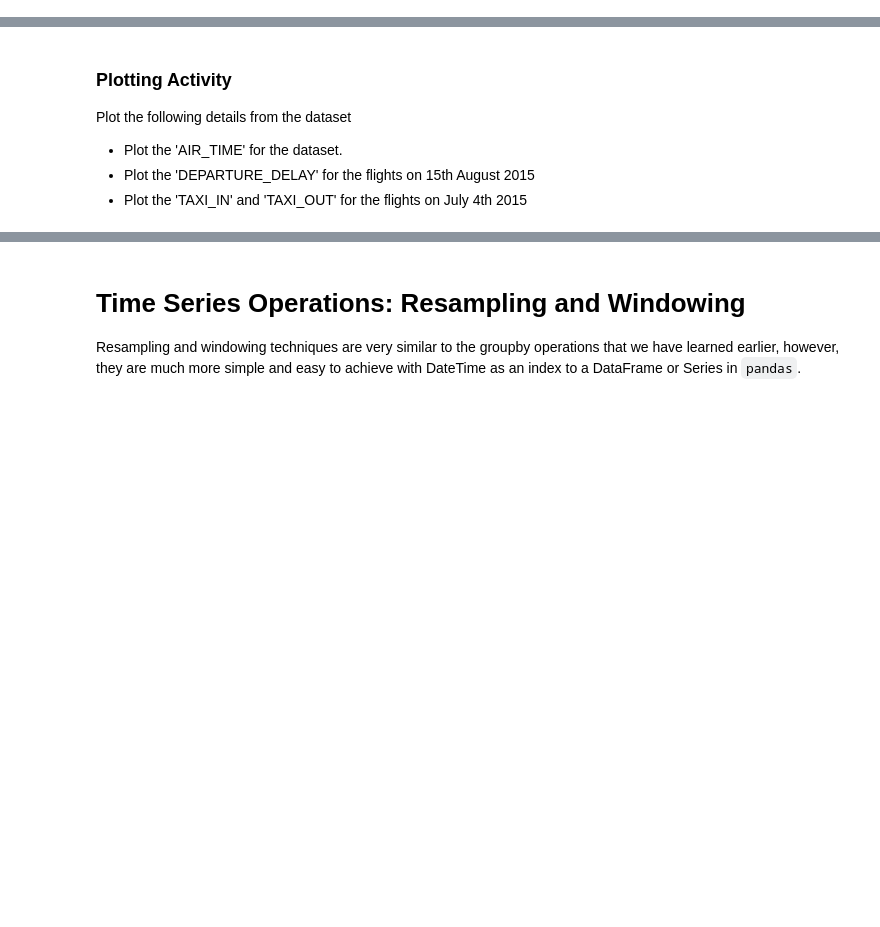
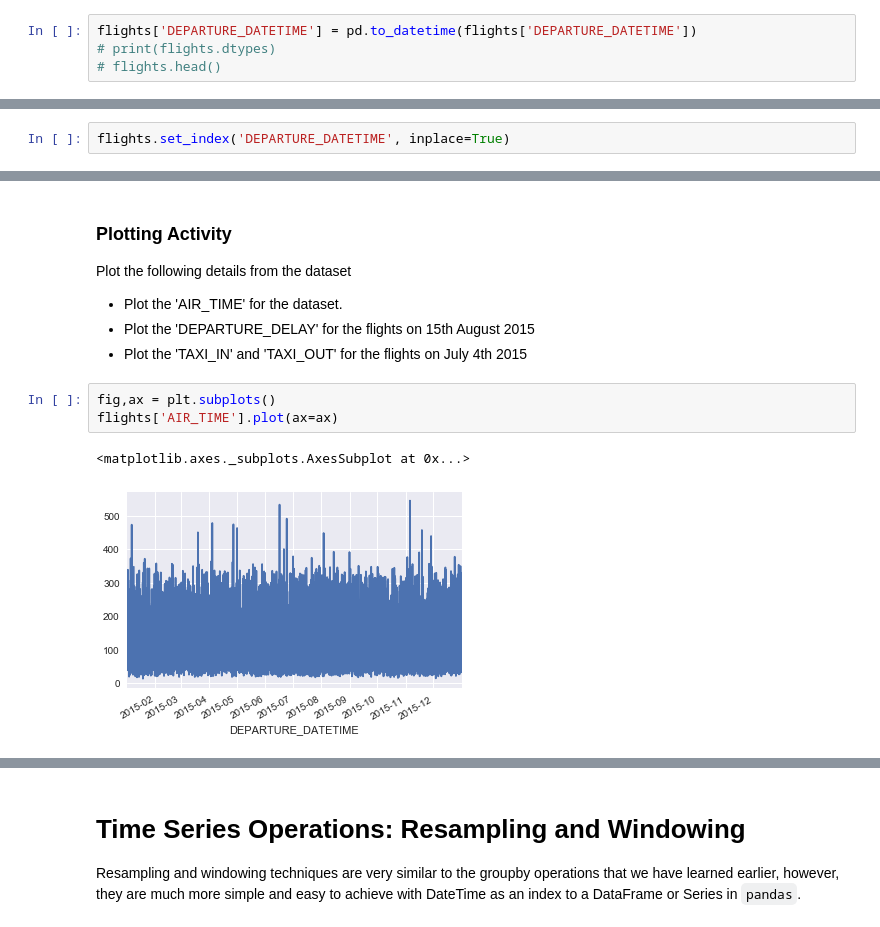
Before and after one commit to jarp/ITAO-30210-SP21, a Jupyter notebook: Class_24_Python_TimeSeries.ipynb, the cells around one changed output, grey strips where cells are left out. Cells and saved outputs as stored; diff of their text form; blank space fills up the shorter version.

```diff
--- a/Class_24_Python_TimeSeries.ipynb
+++ b/Class_24_Python_TimeSeries.ipynb
@@ -223,10 +382,16 @@ flights.dtypes
 
 * Convert the 'DEPARTURE_DATETIME' to a datetime data type.
 * Now look at the dtypes of the 'flights' DataFrame by typing flights.dtypes
+# %%
+flights['DEPARTURE_DATETIME'] = pd.to_datetime(flights['DEPARTURE_DATETIME'])
+# print(flights.dtypes)
+# flights.head()
 # %% [markdown]
 #### Step 2
 
 * Set the 'DEPARTURE_DATETIME' as an index for the flights DataFrame.
+# %%
+flights.set_index('DEPARTURE_DATETIME', inplace=True)
 # %% [markdown]
 #### Step 3: Selecting and producing summary statistics by using DateTime index
 
@@ -306,3 +544,9 @@ Plot the following details from the dataset
 * Plot the 'AIR_TIME' for the dataset.
 * Plot the 'DEPARTURE_DELAY' for the flights on 15th August 2015
 * Plot the 'TAXI_IN' and 'TAXI_OUT' for the flights on July 4th 2015
+# %%
+fig,ax = plt.subplots()
+flights['AIR_TIME'].plot(ax=ax)
+# %% [output]
+<matplotlib.axes._subplots.AxesSubplot at 0x...>
+[figure, added]
```
Also changed, not shown: parts of 53 cells of this notebook, 1 other file.
